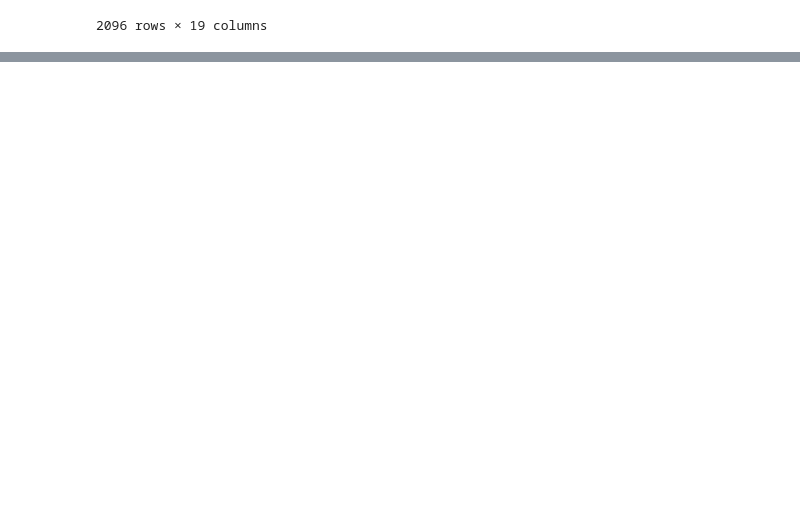
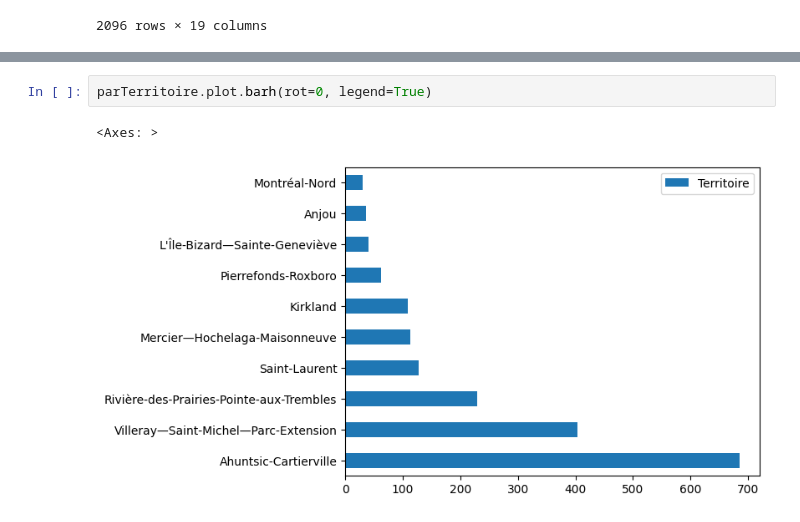
Before and after one commit to geocot/PythonAvance, a Jupyter notebook: Science/Coyotes.ipynb, the cells around one changed output, grey strips where cells are left out. Saved outputs shown, nothing was run; the diff lists cells and outputs as text; blank space fills up the shorter version.

```diff
--- a/Science/Coyotes.ipynb
+++ b/Science/Coyotes.ipynb
@@ -97,0 +248,5 @@ Name: Provenance, Length: 2096, dtype: object
+# %%
+parTerritoire.plot.barh(rot=0, legend=True)
+# %% [output]
+<Axes: >
+[figure, added]
```
Also changed, not shown: parts of 29 cells of this notebook, 6 other files.
